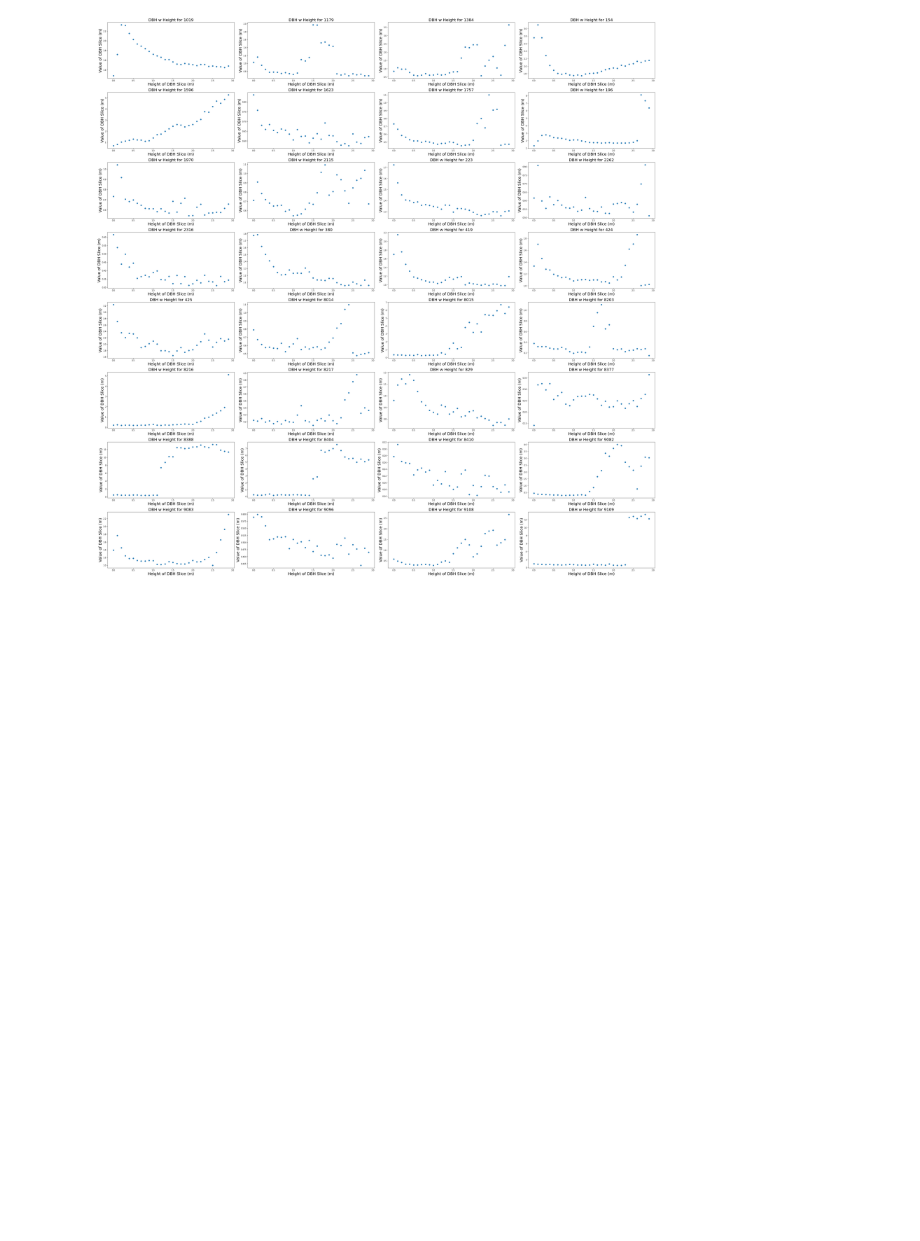
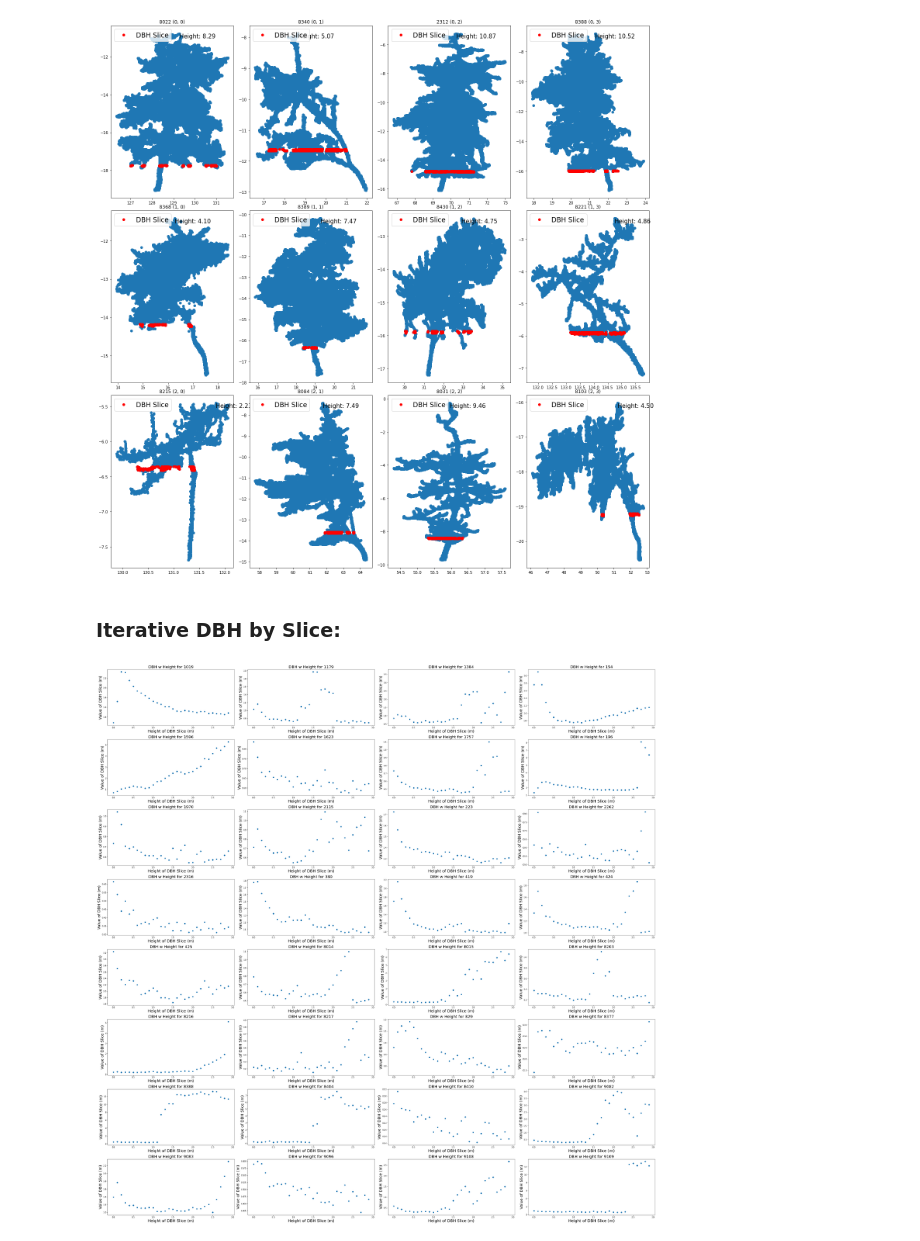
Before and after one commit to sabinenix/CloudDBH, a Jupyter notebook: CloudDBH.ipynb, the cells around one changed output. Saved outputs shown, nothing was run; the diff lists cells and outputs as text; code cells hidden in the pictures; blank space fills up the shorter version.

```diff
--- a/CloudDBH.ipynb
+++ b/CloudDBH.ipynb
@@ -646,3 +321,10 @@ def iter_dbh(trees, ptspath, step=0.1, lim=3):
+# %%
+# plot these issue trees in 2d
+plot2D(bigtrees, pts_path, ncols=4)
+# %% [output]
+[figure, added]
+# %% [markdown]
+### Iterative DBH by Slice:
 # %%
 iterdbhout = iter_dbh(singlestemmed[0:32], pts_path, step=0.1, lim=3)
 # %%
```
Also changed, not shown: parts of 40 cells of this notebook.
